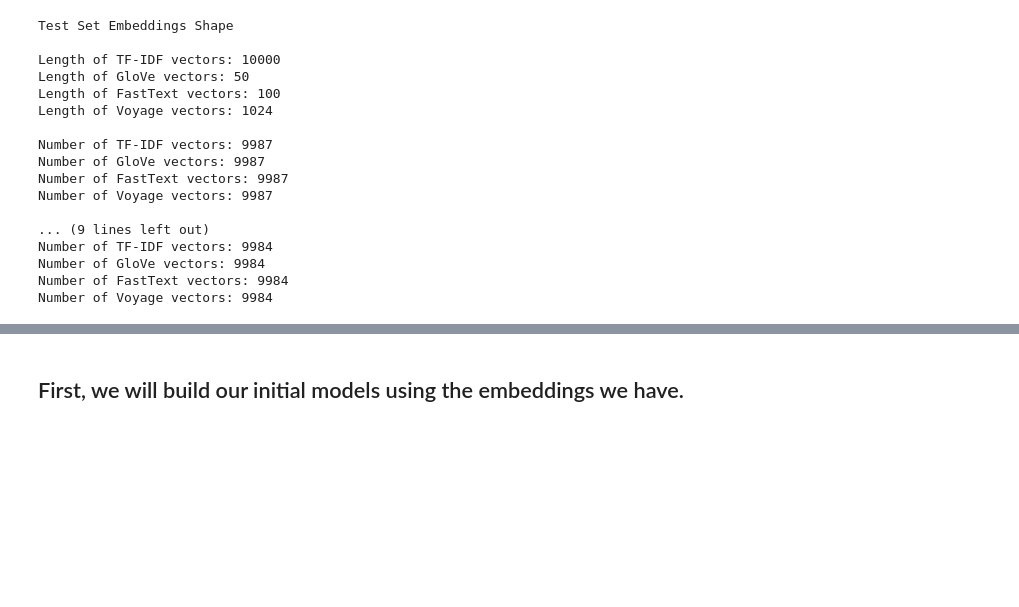
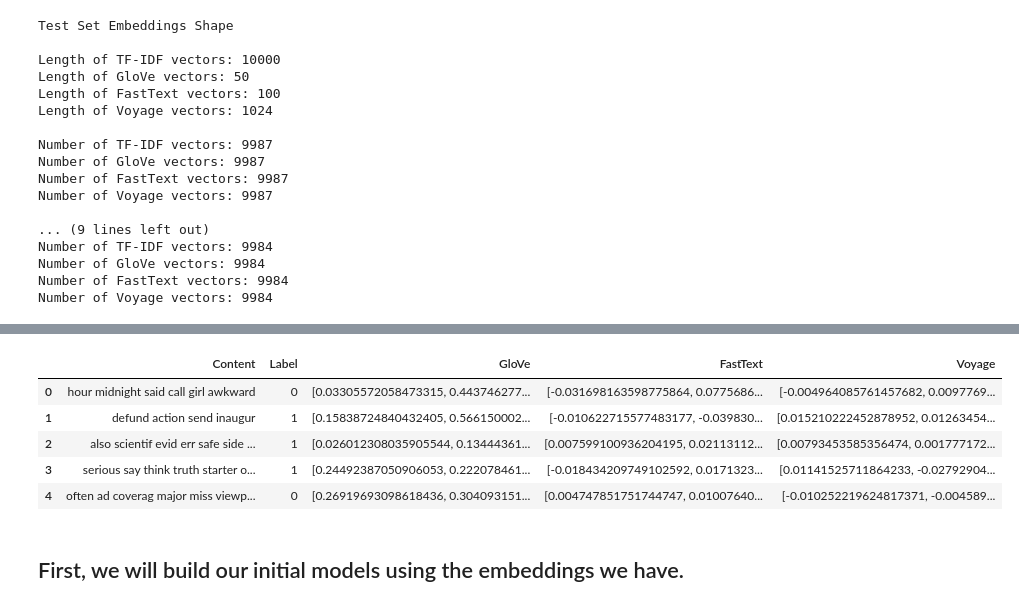
Before and after one commit to ilanaliouchouche/hate-speechs, a Jupyter notebook: hatespeech.ipynb, the cells around one changed output, grey strips where cells are left out. Cells and saved outputs as stored; diff of their text form; code cells hidden in the pictures; blank space fills up the shorter version.

```diff
--- a/hatespeech.ipynb
+++ b/hatespeech.ipynb
@@ -508,3 +574,12 @@ df_with_vectors_val.to_csv('data_val_with_vectors.csv', index=False)
+# %%
+df_with_vectors_val.head()
+# %% [output]
+|  | Content | Label | GloVe | FastText | Voyage |
+| 0 | hour midnight said call girl awkward | 0 | [0.03305572058473315, 0.443746277... | [-0.031698163598775864, 0.0775686... | [-0.004964085761457682, 0.0097769... |
+| 1 | defund action send inaugur | 1 | [0.15838724840432405, 0.566150002... | [-0.010622715577483177, -0.039830... | [0.015210222452878952, 0.01263454... |
+| 2 | also scientif evid err safe side ... | 1 | [0.026012308035905544, 0.13444361... | [0.007599100936204195, 0.02113112... | [0.00793453585356474, 0.001777172... |
+| 3 | serious say think truth starter o... | 1 | [0.24492387050906053, 0.222078461... | [-0.018434209749102592, 0.0171323... | [0.01141525711864233, -0.02792904... |
+| 4 | often ad coverag major miss viewp... | 0 | [0.26919693098618436, 0.304093151... | [0.004747851751744747, 0.01007640... | [-0.010252219624817371, -0.004589... |
 # %% [markdown]
 ## First, we will build our initial models using the embeddings we have.
 # %% [markdown]
```
Also changed, not shown: parts of 23 cells of this notebook, 2 other files.
